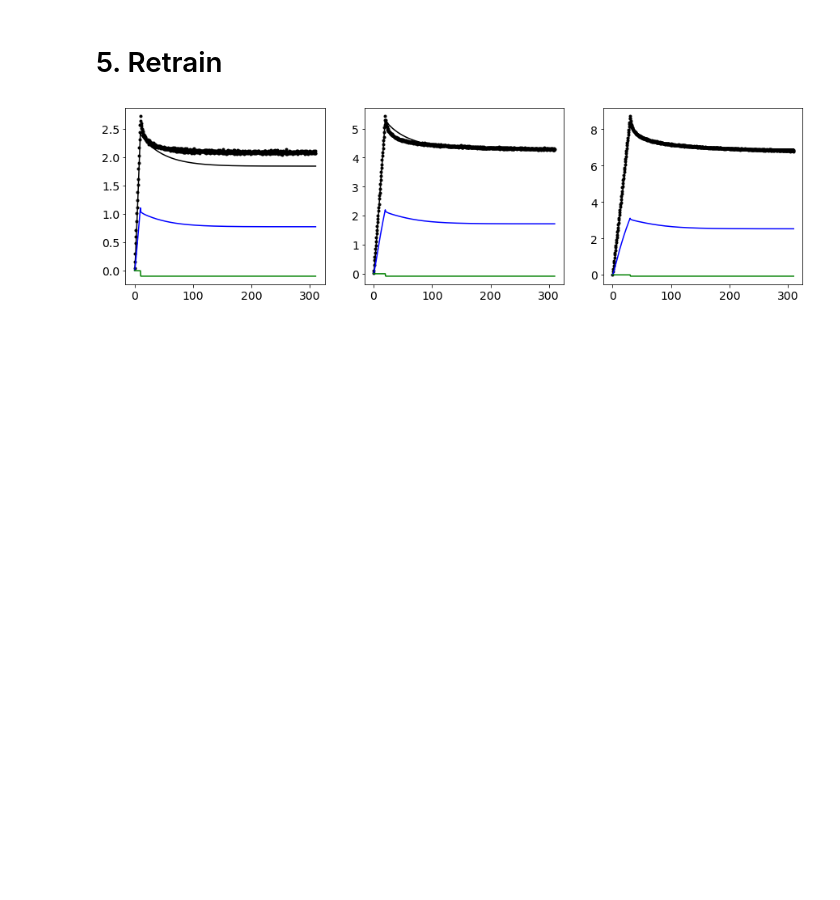
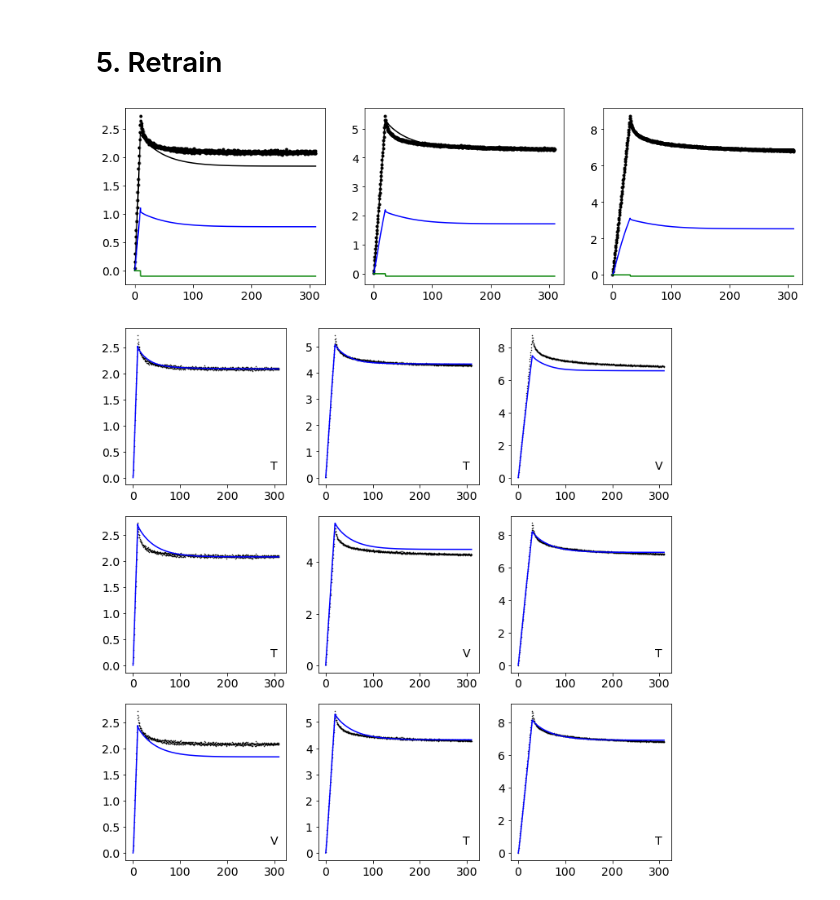
Before and after one commit to VatsalSy/nvisco, a Jupyter notebook: train_bloodclots.ipynb, the cells around one changed output. Cells and saved outputs as stored; diff of their text form; code cells hidden in the pictures; blank space fills up the shorter version.

```diff
--- a/train_bloodclots.ipynb
+++ b/train_bloodclots.ipynb
@@ -432,26 +432,28 @@ for i in range(3):
 # %%
 import pandas as pd
 fig, ax = plt.subplots(3,3,figsize=(12,12))
 labelset = ['abc', 'def', 'ghi']
 cases = ['TTV', 'TVT', 'VTT']
+t = time[0]
 for label, case, axi in zip(labelset, cases, ax):
     with open('saved/bc_'+case+'_params_retrained.npy', 'rb') as f:
         params = pickle.load(f)
     with open('saved/bc_'+case+'_Phi_norm_w.npy', 'rb') as f:
         Phi_norm = pickle.load(f)
-        Phi_norm = tuple(tuple(x) for x in Phi_norm)
         norm = (None, None, Phi_norm)
     for i in range(3):
         sig_NN, lm1_NN, lm2_NN, lm3_NN, lm1e_NN, lm2e_NN, lm3e_NN  = biaxial_relax(params, norm, True, t, lmb_x[i],lmb_y[i])
         axi[i].plot(t, sgm_x[i], 'k.', markersize=1)
         axi[i].plot(t,sig_NN[:,0,0],'b-')
         # axi[i].plot(t,sig_NN[:,1,1],'b-')
         # axi[i].plot(t,sig_NN[:,2,2],'g-')
         axi[i].text(0.9,0.1,case[i],transform=axi[i].transAxes)
 
         #Save to TikZ
         header = ['x', 'y_gt', 'y_pr']
         df = pd.DataFrame(np.array([t, sgm_x[i], sig_NN[:,0,0]]).T, columns=header)
         df.to_csv('tikz_data/fig_bc/fig_bc_'+label[i]+'.csv', index=False, sep=' ')
+# %% [output]
+[figure, added]
 # %%
 # Another idea: Train with data upto t=100 and test with the rest.
```
Also changed, not shown: 4 other files.
